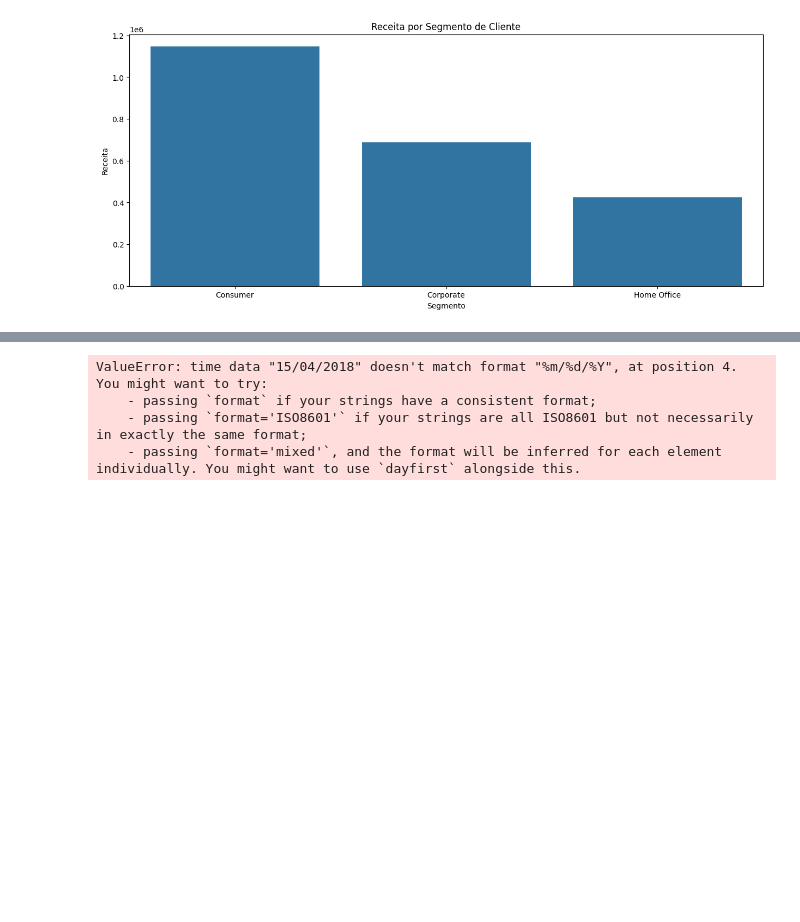
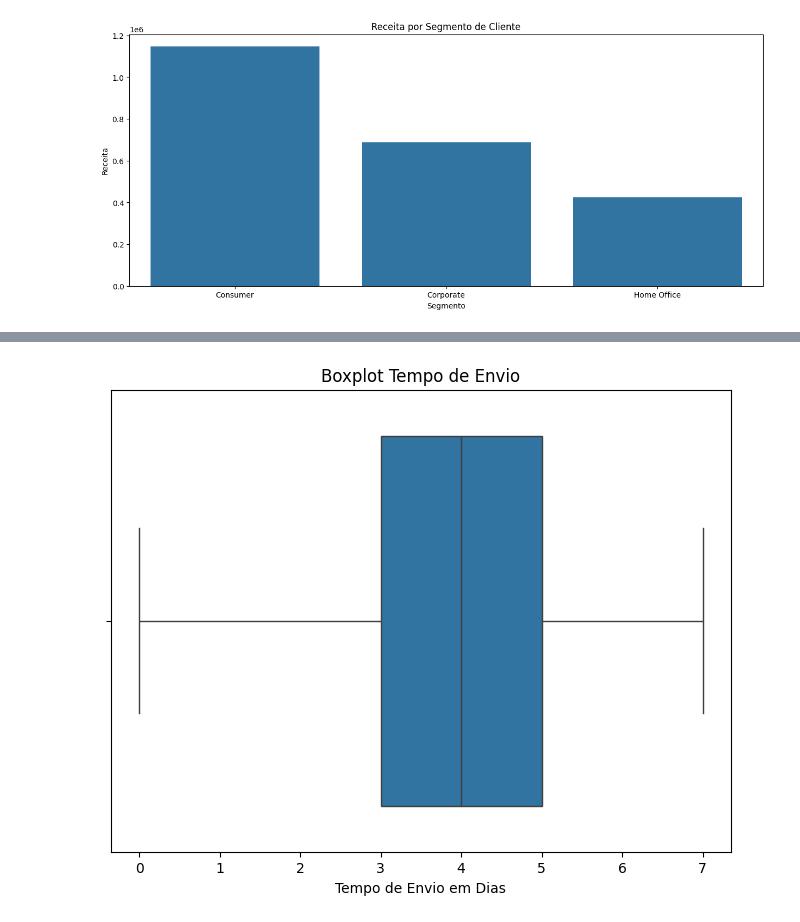
Before and after one commit to GuilhermeAugustox/Analise-de-Dados-de-Venda, a Jupyter notebook: abertura.ipynb, the cells around one changed output, grey strips where cells are left out. Cells and saved outputs as stored; diff of their text form; code cells hidden in the pictures; blank space fills up the shorter version.

```diff
--- a/abertura.ipynb
+++ b/abertura.ipynb
@@ -237,2 +260,10 @@ plt.show()
+# %%
+plt.figure(figsize = (8, 6))
+sns.boxplot(x = df['Time'])
+plt.title('Boxplot Tempo de Envio')
+plt.xlabel('Tempo de Envio em Dias')
+plt.show()
+# %% [output]
+[figure, added]
 # %%
 df['Order Date'] = pd.to_datetime(df['Order Date'])
@@ -241,10 +273,0 @@ venda_mes['Order Date'] = venda_mes['Order Date'].dt.to_timestamp()
-# %%
-df['Order Date'] = pd.to_datetime(df['Order Date'])
-df['Ship Date'] = pd.to_datetime(df['Ship Date'])
-
-df['Time'] = (df['Ship Date'] - df['Order Date']).dt.days
-# %% [output]
-ValueError: time data "15/04/2018" doesn't match format "%m/%d/%Y", at position 4. You might want to try:
-    - passing `format` if your strings have a consistent format;
-    - passing `format='ISO8601'` if your strings are all ISO8601 but not necessarily in exactly the same format;
-    - passing `format='mixed'`, and the format will be inferred for each element individually. You might want to use `dayfirst` alongside this.
```
Also changed, not shown: parts of 6 cells of this notebook.
